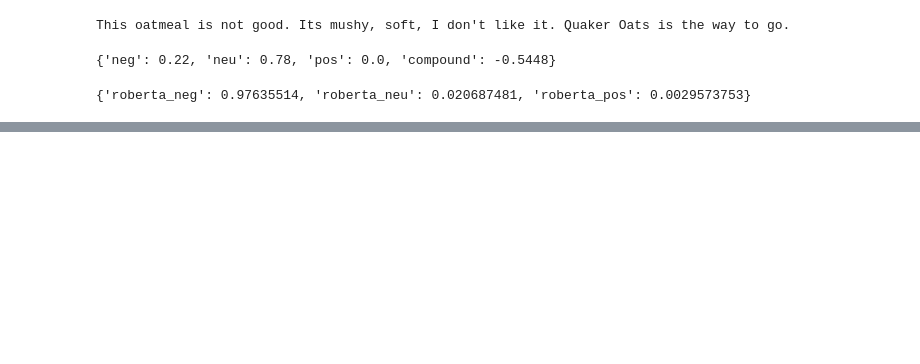
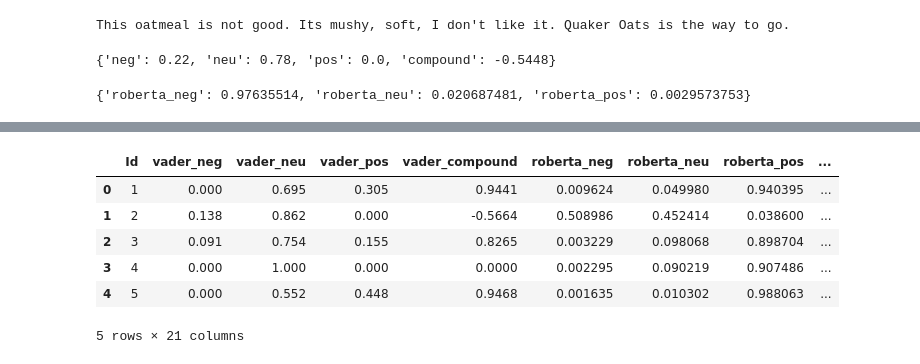
Before and after one commit to Chris-Quan/Amazon-Review-Sentiment-Analysis, a Jupyter notebook: main.ipynb, the cells around one changed output, grey strips where cells are left out. Drawn from its saved outputs; the diff is of its cells as text; code cells hidden in the pictures; blank space fills up the shorter version.

```diff
--- a/main.ipynb
+++ b/main.ipynb
@@ -221,2 +220,12 @@ results_df = pd.DataFrame(res).T
 results_df = results_df.reset_index().rename(columns={'index': 'Id'})
 results_df = results_df.merge(df, how='left')
+# %%
+results_df.head()
+# %% [output]
+|  | Id | vader_neg | vader_neu | vader_pos | vader_compound | roberta_neg | roberta_neu | roberta_pos | ... |
+| 0 | 1 | 0.000 | 0.695 | 0.305 | 0.9441 | 0.009624 | 0.049980 | 0.940395 | ... |
+| 1 | 2 | 0.138 | 0.862 | 0.000 | -0.5664 | 0.508986 | 0.452414 | 0.038600 | ... |
+| 2 | 3 | 0.091 | 0.754 | 0.155 | 0.8265 | 0.003229 | 0.098068 | 0.898704 | ... |
+| 3 | 4 | 0.000 | 1.000 | 0.000 | 0.0000 | 0.002295 | 0.090219 | 0.907486 | ... |
+| 4 | 5 | 0.000 | 0.552 | 0.448 | 0.9468 | 0.001635 | 0.010302 | 0.988063 | ... |
+5 rows × 21 columns
```
Also changed, not shown: parts of 8 cells of this notebook.
